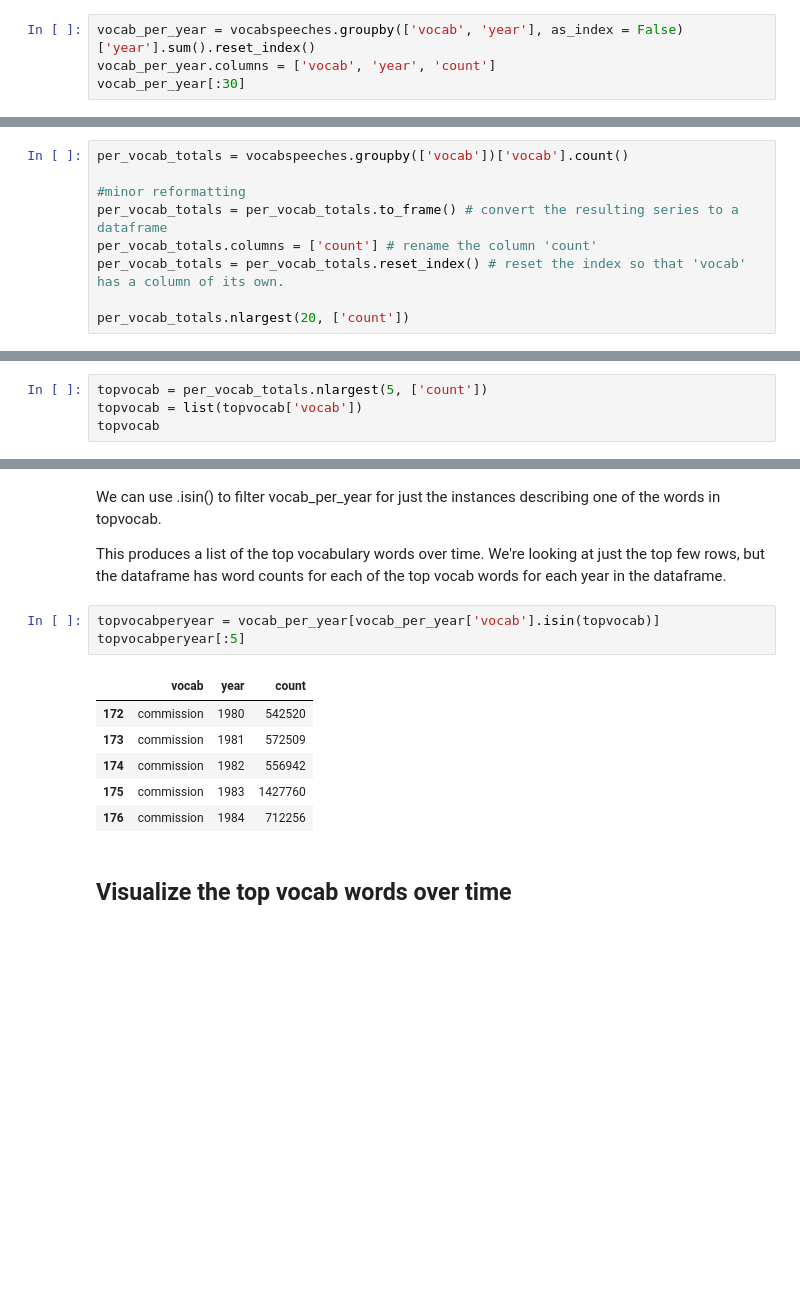
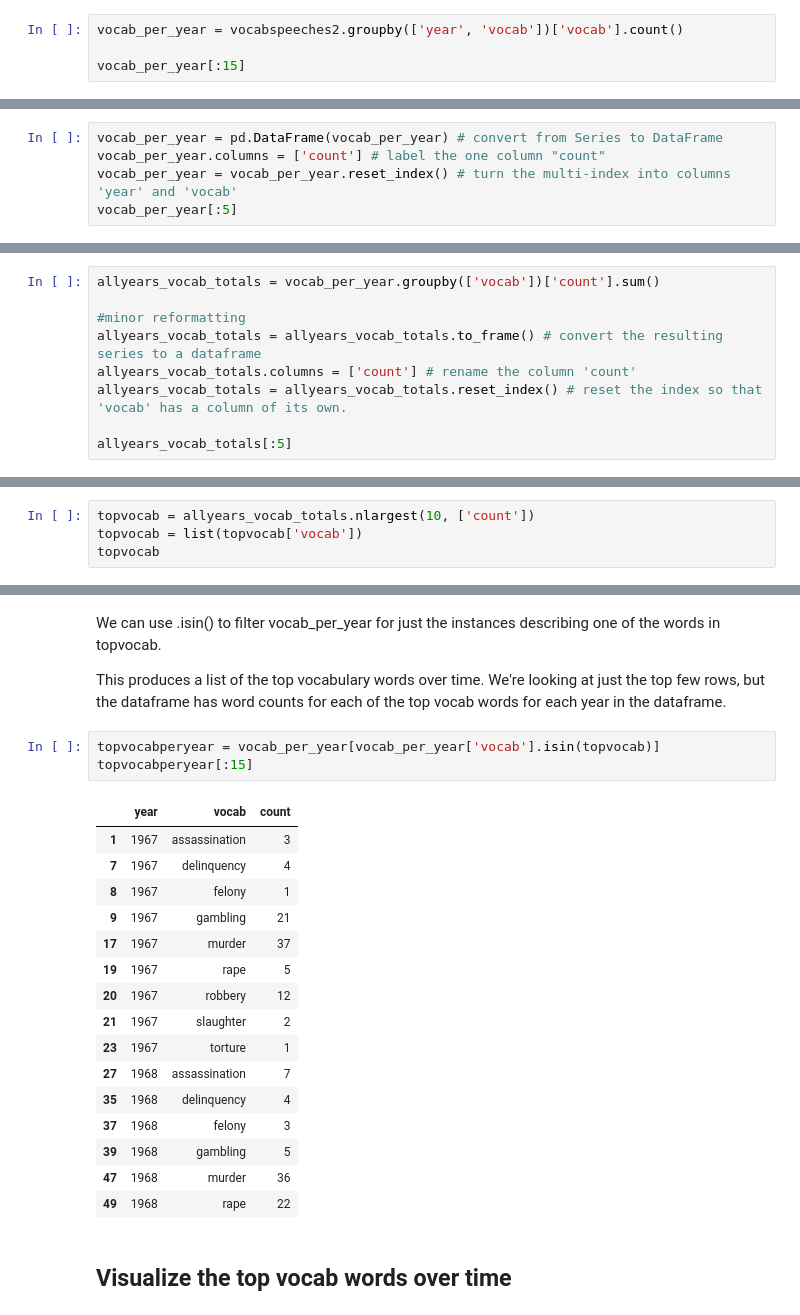
Before and after one commit to stephbuon/digital-history, a Jupyter notebook: hist3368-week6-measuring-change-and-using-groupby/hist3368-week6-controlled-vocab-over-time.ipynb, the cells around one changed output, grey strips where cells are left out. Drawn from its saved outputs; the diff is of its cells as text; blank space fills up the shorter version.

```diff
--- a/hist3368-week6-measuring-change-and-using-groupby/hist3368-week6-controlled-vocab-over-time.ipynb
+++ b/hist3368-week6-measuring-change-and-using-groupby/hist3368-week6-controlled-vocab-over-time.ipynb
@@ -302,5 +414,5 @@ the number of rows for each 'vocab' item per year. This will produce a new colum
 # %%
-vocab_per_year = vocabspeeches.groupby(['vocab', 'year'], as_index = False)['year'].sum().reset_index()
-vocab_per_year.columns = ['vocab', 'year', 'count']
-vocab_per_year[:30]
+vocab_per_year = vocabspeeches2.groupby(['year', 'vocab'])['vocab'].count()
+
+vocab_per_year[:15]
 # %% [output]
@@ -323,0 +438,5 @@ vocab_per_year[:30]
+# %%
+vocab_per_year = pd.DataFrame(vocab_per_year) # convert from Series to DataFrame
+vocab_per_year.columns = ['count'] # label the one column "count"
+vocab_per_year = vocab_per_year.reset_index() # turn the multi-index into columns 'year' and 'vocab'
+vocab_per_year[:5]
@@ -334,11 +462,11 @@ Why are we using .count() and not .sum() here?  Because .sum() assumed a number
 # %%
-per_vocab_totals = vocabspeeches.groupby(['vocab'])['vocab'].count()
+allyears_vocab_totals = vocab_per_year.groupby(['vocab'])['count'].sum()
 
 #minor reformatting
-per_vocab_totals = per_vocab_totals.to_frame() # convert the resulting series to a dataframe
-per_vocab_totals.columns = ['count'] # rename the column 'count'
-per_vocab_totals = per_vocab_totals.reset_index() # reset the index so that 'vocab' has a column of its own.
+allyears_vocab_totals = allyears_vocab_totals.to_frame() # convert the resulting series to a dataframe
+allyears_vocab_totals.columns = ['count'] # rename the column 'count'
+allyears_vocab_totals = allyears_vocab_totals.reset_index() # reset the index so that 'vocab' has a column of its own.
 
-per_vocab_totals.nlargest(20, ['count'])
+allyears_vocab_totals[:5]
 # %% [output]
 |  | vocab | count |
@@ -363,5 +482,5 @@ Let's use .nlargest() to find the five most popular vocab words.
 # %%
-topvocab = per_vocab_totals.nlargest(5, ['count'])
+topvocab = allyears_vocab_totals.nlargest(10, ['count'])
 topvocab = list(topvocab['vocab'])
 topvocab
 # %% [output]
@@ -372,14 +500,24 @@ We can use .isin() to filter vocab_per_year for just the instances describing on
 This produces a list of the top vocabulary words over time.  We're looking at just the top few rows, but the dataframe has word counts for each of the top vocab words for each year in the dataframe.
 # %%
 topvocabperyear = vocab_per_year[vocab_per_year['vocab'].isin(topvocab)]
-topvocabperyear[:5]
+topvocabperyear[:15]
 # %% [output]
-|  | vocab | year | count |
-| 172 | commission | 1980 | 542520 |
-| 173 | commission | 1981 | 572509 |
-| 174 | commission | 1982 | 556942 |
-| 175 | commission | 1983 | 1427760 |
-| 176 | commission | 1984 | 712256 |
+|  | year | vocab | count |
+| 1 | 1967 | assassination | 3 |
+| 7 | 1967 | delinquency | 4 |
+| 8 | 1967 | felony | 1 |
+| 9 | 1967 | gambling | 21 |
+| 17 | 1967 | murder | 37 |
+| 19 | 1967 | rape | 5 |
+| 20 | 1967 | robbery | 12 |
+| 21 | 1967 | slaughter | 2 |
+| 23 | 1967 | torture | 1 |
+| 27 | 1968 | assassination | 7 |
+| 35 | 1968 | delinquency | 4 |
+| 37 | 1968 | felony | 3 |
+| 39 | 1968 | gambling | 5 |
+| 47 | 1968 | murder | 36 |
+| 49 | 1968 | rape | 22 |
 # %% [markdown]
 ## Visualize the top vocab words over time
 # %% [markdown]
```
Also changed, not shown: parts of 135 cells of this notebook.
